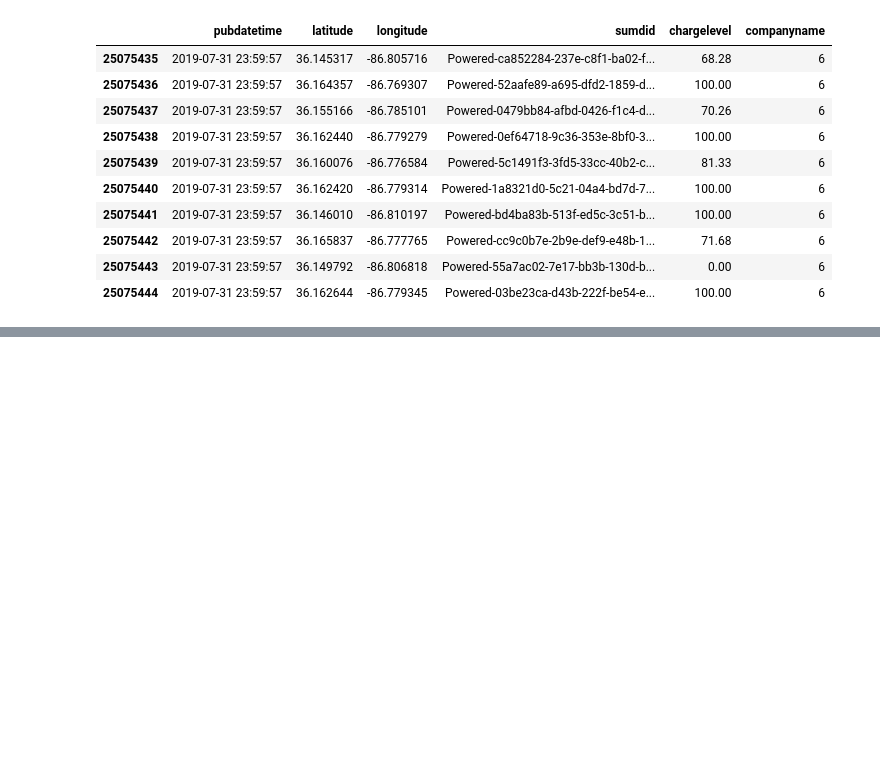
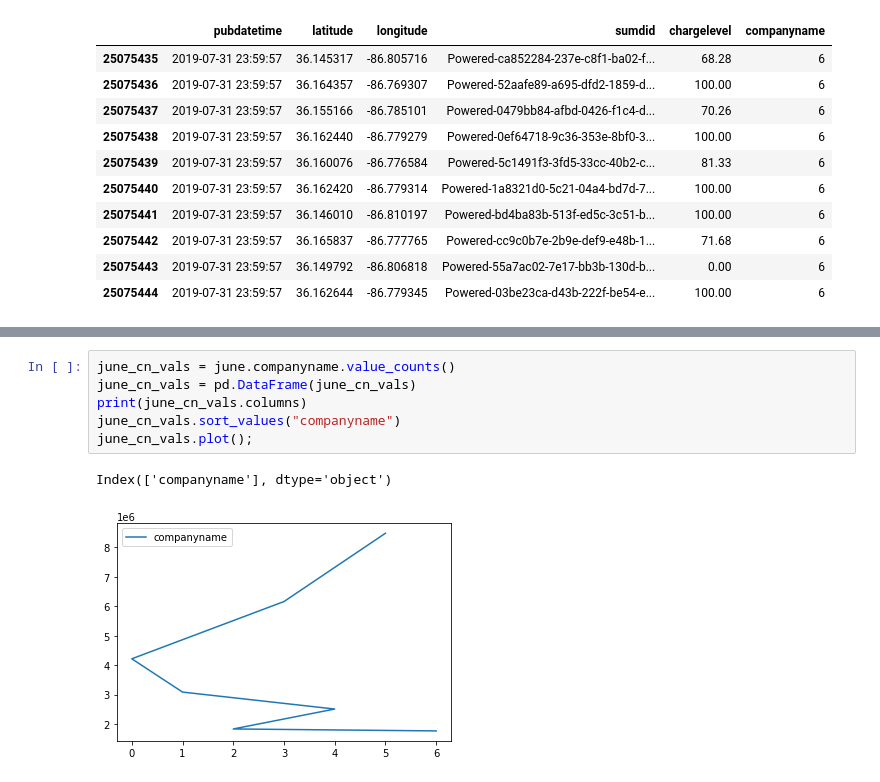
Before and after one commit to derektprice/mapping_scooters_nashville_python, a Jupyter notebook: notebooks/Group Project.ipynb, the cells around one changed output, grey strips where cells are left out. Saved outputs shown, nothing was run; the diff lists cells and outputs as text; blank space fills up the shorter version.

```diff
--- a/notebooks/Group Project.ipynb
+++ b/notebooks/Group Project.ipynb
@@ -362,0 +420,9 @@ july_test.tail(10)
+# %%
+june_cn_vals = june.companyname.value_counts()
+june_cn_vals = pd.DataFrame(june_cn_vals)
+print(june_cn_vals.columns)
+june_cn_vals.sort_values("companyname")
+june_cn_vals.plot();
+# %% [output]
+Index(['companyname'], dtype='object')
+[figure, added]
```
Also changed, not shown: parts of 23 cells of this notebook, 3 other files.
